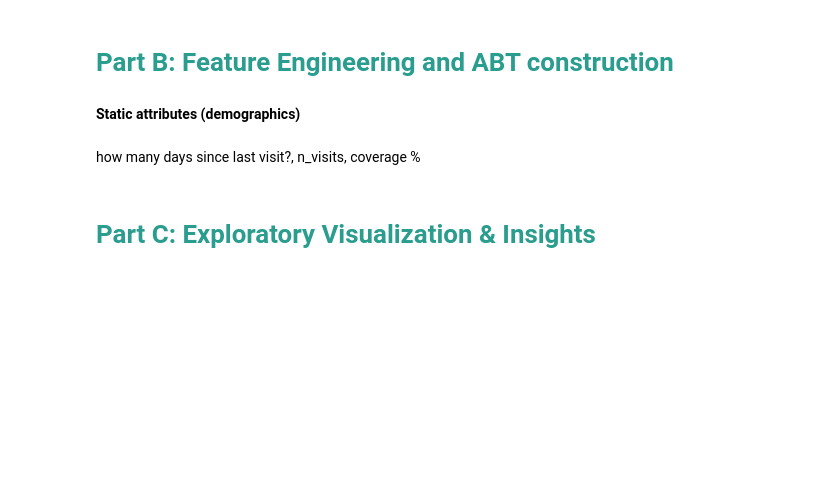
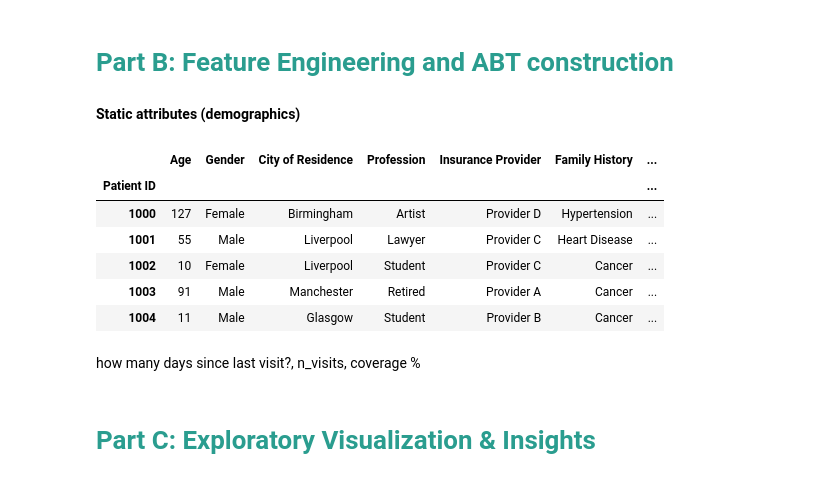
Before and after one commit to amdbsilva/pre-processing, a Jupyter notebook: projeto de datapreprocessing.ipynb, the cells around one changed output. Drawn from its saved outputs; the diff is of its cells as text; code cells hidden in the pictures; blank space fills up the shorter version.

Commit message:
age range as column - insight

```diff
--- a/projeto de datapreprocessing.ipynb
+++ b/projeto de datapreprocessing.ipynb
@@ -996,17 +1001,26 @@ data[data.duplicated()]
 # %%
 aggregation = {'Age': 'max', 'Gender': 'first', 'City of Residence': 'last', 'Profession': 'last', 'Insurance Provider': 'last',
                'Family History': 'last', 'Education Level': 'last', 'Marital Status': 'last','Visit Date': 'max', 'Approximate Annual Income': 'last',
                'Department': list, 'Consultation Duration': 'mean', 'Satisfaction Level': 'mean', 'Consultation Price': 'mean', 'Insurance Coverage': 'mean', 'Income_log': 'last',
-                 'Consultation_price_log': 'mean', 'Insurance Coverage Percentage': 'mean', 'Days since last visit': 'last'}
+                 'Consultation_price_log': 'mean', 'Insurance Coverage Percentage': 'mean', 'Days since last visit': 'last','Age Range': 'last'}
 abt = data.groupby(data.index)[data.columns].agg(aggregation)
 
 columns_names= {'Visit Date': 'Last Visit Date', 'Department': 'All Departments Visited', 'Consultation Duration': 'Average Consultation Duration',
                 'Satisfaction Level': 'Average Satisfaction Level', 'Consultation Price': 'Average Consultation Price',
                 'Insurance Coverage': 'Average Insurance Coverage', 'Insurance Coverage Percentage':'Average Insurance Coverage Percentage'}
 abt = abt.rename(columns=columns_names)
 abt.head()
 abt['Last Visit Date'] = abt['Last Visit Date'].dt.strftime('%Y-%m-%d')
 abt.to_csv('ABT_city_hospital.csv')
+abt.head()
+# %% [output]
+|  | Age | Gender | City of Residence | Profession | Insurance Provider | Family History | ... |
+| Patient ID |  |  |  |  |  |  | ... |
+| 1000 | 127 | Female | Birmingham | Artist | Provider D | Hypertension | ... |
+| 1001 | 55 | Male | Liverpool | Lawyer | Provider C | Heart Disease | ... |
+| 1002 | 10 | Female | Liverpool | Student | Provider C | Cancer | ... |
+| 1003 | 91 | Male | Manchester | Retired | Provider A | Cancer | ... |
+| 1004 | 11 | Male | Glasgow | Student | Provider B | Cancer | ... |
 # %% [markdown]
 how many days since last visit?, n_visits, coverage %
 # %% [markdown]
```
Also changed, not shown: parts of 6 cells of this notebook.
